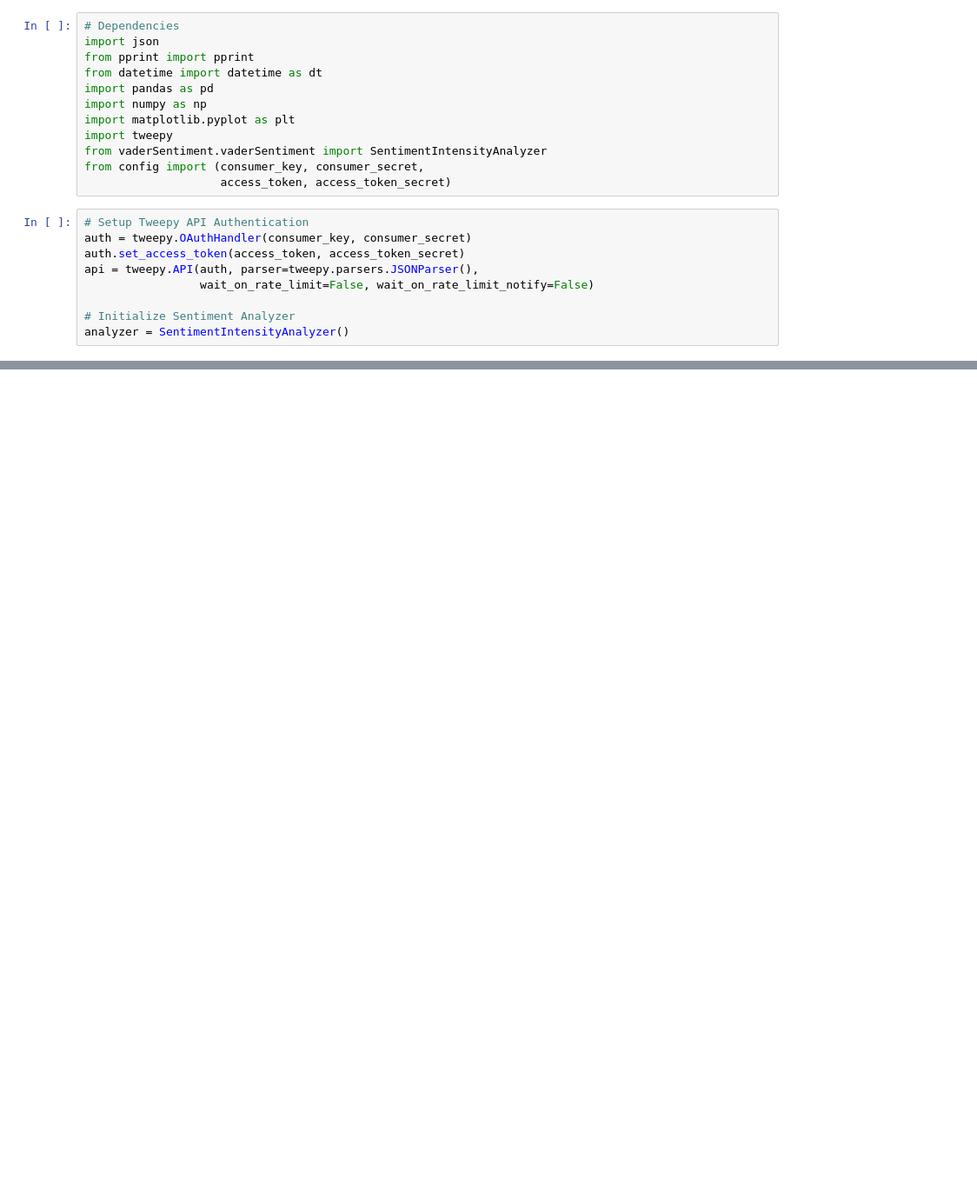
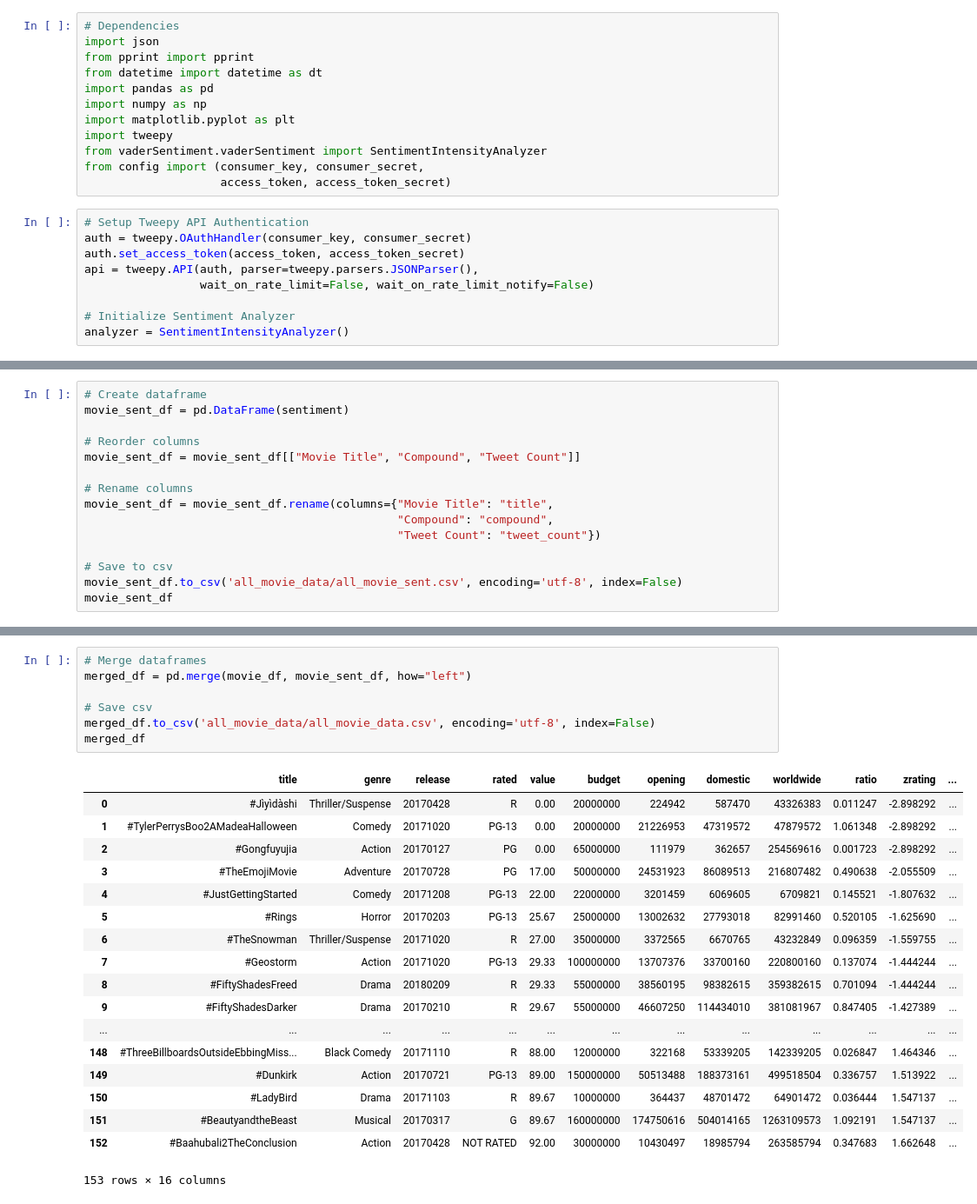
Before and after one commit to Jayleh/dream-reapers, a Jupyter notebook: All_movie_sentiment_grab.ipynb, the cells around one changed output, grey strips where cells are left out. Shown at 87% size. Cells and saved outputs as stored; diff of their text form; blank space fills up the shorter version.

Commit message:
renamed folders, adding csv files, updating twitter sentiment extraction

```diff
--- a/All_movie_sentiment_grab.ipynb
+++ b/All_movie_sentiment_grab.ipynb
@@ -146,0 +117,15 @@ movie_sent_df
+# %%
+# Create dataframe
+movie_sent_df = pd.DataFrame(sentiment)
+
+# Reorder columns
+movie_sent_df = movie_sent_df[["Movie Title", "Compound", "Tweet Count"]]
+
+# Rename columns
+movie_sent_df = movie_sent_df.rename(columns={"Movie Title": "title",
+                                              "Compound": "compound",
+                                              "Tweet Count": "tweet_count"})
+
+# Save to csv
+movie_sent_df.to_csv('all_movie_data/all_movie_sent.csv', encoding='utf-8', index=False)
+movie_sent_df
@@ -146,0 +151,26 @@ movie_sent_df
+# %%
+# Merge dataframes
+merged_df = pd.merge(movie_df, movie_sent_df, how="left")
+
+# Save csv
+merged_df.to_csv('all_movie_data/all_movie_data.csv', encoding='utf-8', index=False)
+merged_df
+# %% [output]
+|  | title | genre | release | rated | value | budget | opening | domestic | worldwide | ratio | zrating | ... |
+| 0 | #Jìyìdàshi | Thriller/Suspense | 20170428 | R | 0.00 | 20000000 | 224942 | 587470 | 43326383 | 0.011247 | -2.898292 | ... |
+| 1 | #TylerPerrysBoo2AMadeaHalloween | Comedy | 20171020 | PG-13 | 0.00 | 20000000 | 21226953 | 47319572 | 47879572 | 1.061348 | -2.898292 | ... |
+| 2 | #Gongfuyujia | Action | 20170127 | PG | 0.00 | 65000000 | 111979 | 362657 | 254569616 | 0.001723 | -2.898292 | ... |
+| 3 | #TheEmojiMovie | Adventure | 20170728 | PG | 17.00 | 50000000 | 24531923 | 86089513 | 216807482 | 0.490638 | -2.055509 | ... |
+| 4 | #JustGettingStarted | Comedy | 20171208 | PG-13 | 22.00 | 22000000 | 3201459 | 6069605 | 6709821 | 0.145521 | -1.807632 | ... |
+| 5 | #Rings | Horror | 20170203 | PG-13 | 25.67 | 25000000 | 13002632 | 27793018 | 82991460 | 0.520105 | -1.625690 | ... |
+| 6 | #TheSnowman | Thriller/Suspense | 20171020 | R | 27.00 | 35000000 | 3372565 | 6670765 | 43232849 | 0.096359 | -1.559755 | ... |
+| 7 | #Geostorm | Action | 20171020 | PG-13 | 29.33 | 100000000 | 13707376 | 33700160 | 220800160 | 0.137074 | -1.444244 | ... |
+| 8 | #FiftyShadesFreed | Drama | 20180209 | R | 29.33 | 55000000 | 38560195 | 98382615 | 359382615 | 0.701094 | -1.444244 | ... |
+| 9 | #FiftyShadesDarker | Drama | 20170210 | R | 29.67 | 55000000 | 46607250 | 114434010 | 381081967 | 0.847405 | -1.427389 | ... |
+| ... | ... | ... | ... | ... | ... | ... | ... | ... | ... | ... | ... | ... |
+| 148 | #ThreeBillboardsOutsideEbbingMiss... | Black Comedy | 20171110 | R | 88.00 | 12000000 | 322168 | 53339205 | 142339205 | 0.026847 | 1.464346 | ... |
+| 149 | #Dunkirk | Action | 20170721 | PG-13 | 89.00 | 150000000 | 50513488 | 188373161 | 499518504 | 0.336757 | 1.513922 | ... |
+| 150 | #LadyBird | Drama | 20171103 | R | 89.67 | 10000000 | 364437 | 48701472 | 64901472 | 0.036444 | 1.547137 | ... |
+| 151 | #BeautyandtheBeast | Musical | 20170317 | G | 89.67 | 160000000 | 174750616 | 504014165 | 1263109573 | 1.092191 | 1.547137 | ... |
+| 152 | #Baahubali2TheConclusion | Action | 20170428 | NOT RATED | 92.00 | 30000000 | 10430497 | 18985794 | 263585794 | 0.347683 | 1.662648 | ... |
+153 rows × 16 columns
```
Also changed, not shown: parts of 4 cells of this notebook, 11 other files.
